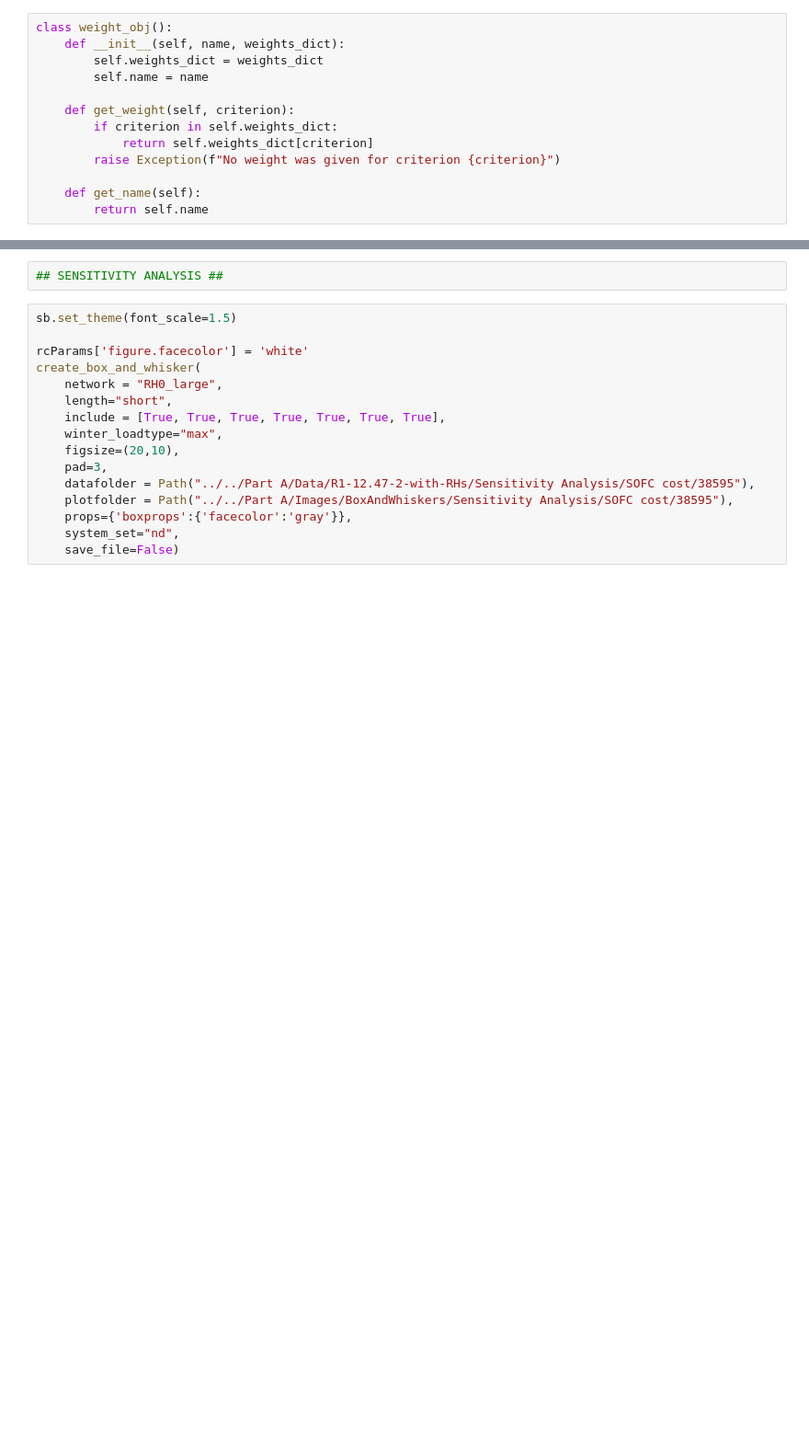
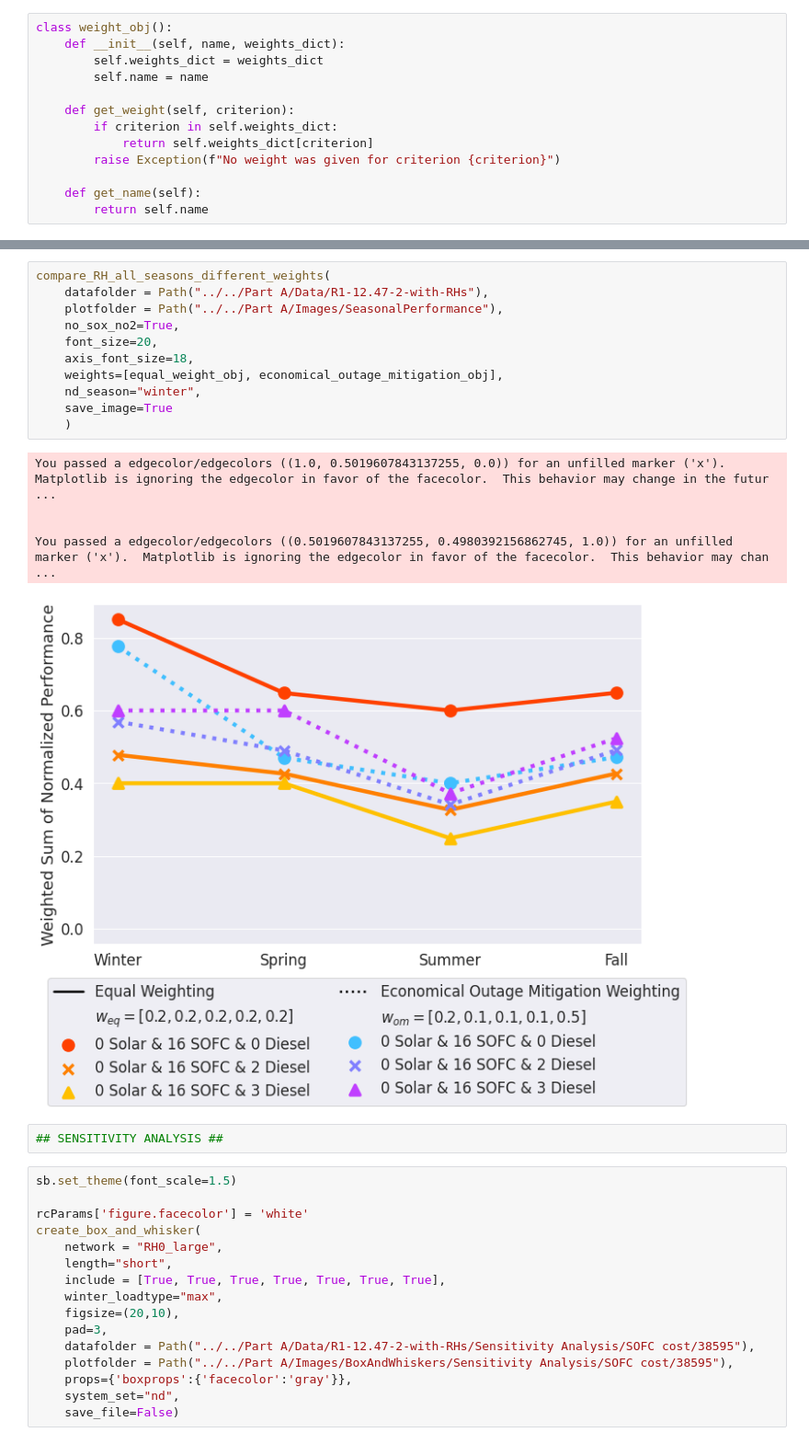
Before and after one commit to arnavgautam/resilience_hub_MCDA, a Jupyter notebook: compare_outcomes.ipynb, the cells around one changed output, grey strips where cells are left out. Shown at 92% size. Drawn from its saved outputs; the diff is of its cells as text; blank space fills up the shorter version.

```diff
--- a/compare_outcomes.ipynb
+++ b/compare_outcomes.ipynb
@@ -784,3 +905,20 @@ NameError: name 'compare_RHs_all_seasons' is not defined
+# %%
+compare_RH_all_seasons_different_weights(
+    datafolder = Path("../../Part A/Data/R1-12.47-2-with-RHs"),
+    plotfolder = Path("../../Part A/Images/SeasonalPerformance"),
+    no_sox_no2=True,
+    font_size=20,
+    axis_font_size=18,
+    weights=[equal_weight_obj, economical_outage_mitigation_obj],
+    nd_season="winter",
+    save_image=True
+    )
+# %% [output]
+You passed a edgecolor/edgecolors ((1.0, 0.5019607843137255, 0.0)) for an unfilled marker ('x').  Matplotlib is ignoring the edgecolor in favor of the facecolor.  This behavior may change in the futur ...
+
+
+You passed a edgecolor/edgecolors ((0.5019607843137255, 0.4980392156862745, 1.0)) for an unfilled marker ('x').  Matplotlib is ignoring the edgecolor in favor of the facecolor.  This behavior may chan ...
+[figure, added]
 # %%
 ## SENSITIVITY ANALYSIS ##
 # %%
```
Also changed, not shown: parts of 16 cells of this notebook, 5 other files.
